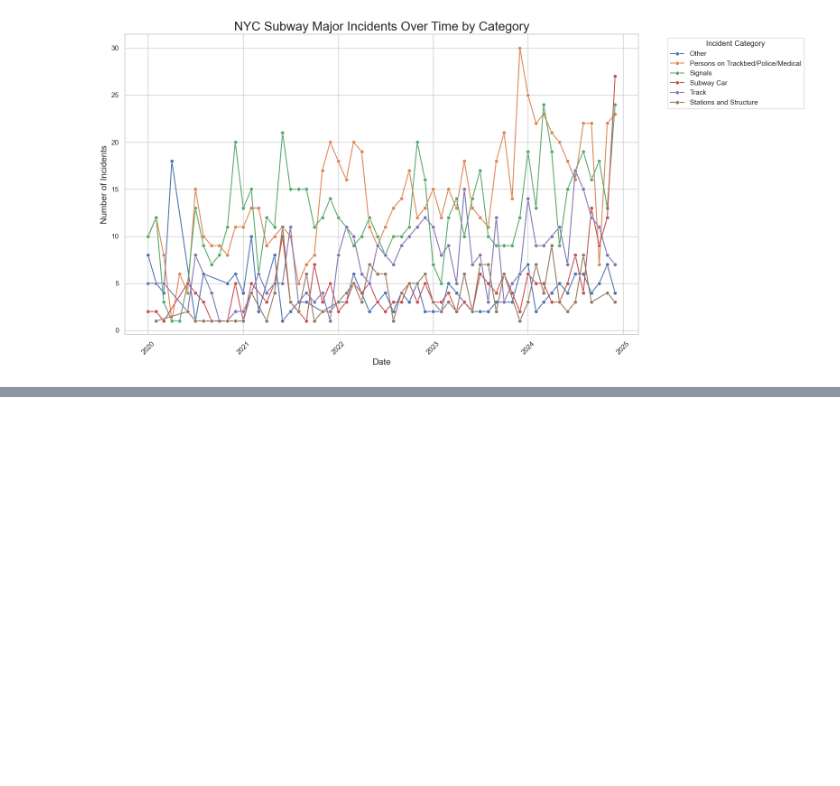
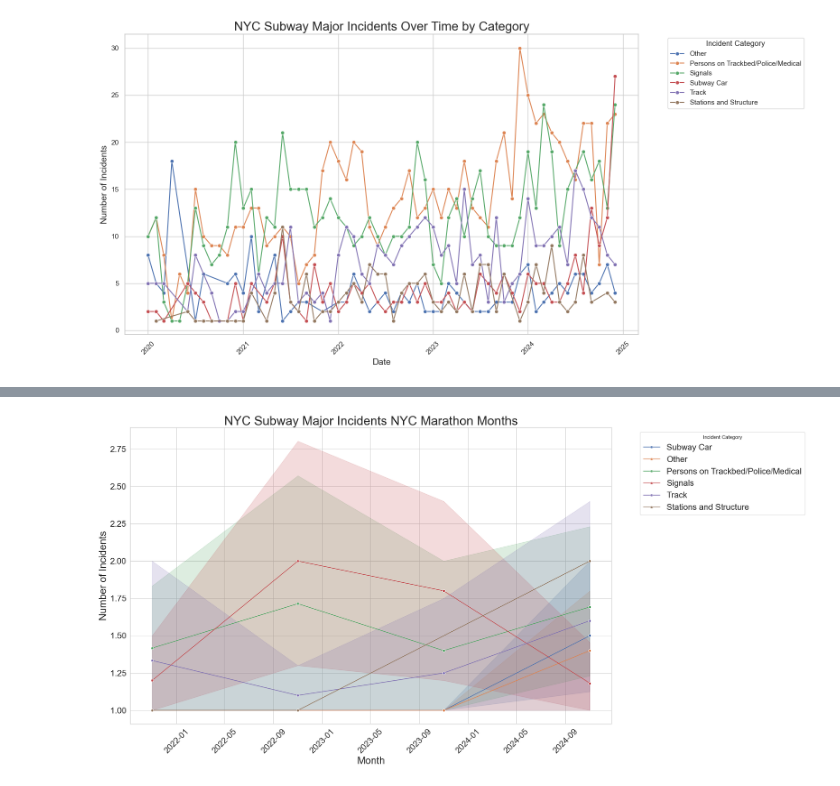
Before and after one commit to ClaraML96/ClaraML96.github.io, a Jupyter notebook: _scripts/Incidents.ipynb, the cells around one changed output, grey strips where cells are left out. Saved outputs shown, nothing was run; the diff lists cells and outputs as text; code cells hidden in the pictures; blank space fills up the shorter version.

```diff
--- a/_scripts/Incidents.ipynb
+++ b/_scripts/Incidents.ipynb
@@ -70,0 +94,27 @@ plt.show()
+# %%
+# --- Marathon Incident Timeline ---
+
+# Ensure 'month' is datetime and rounded to start of month
+df['month'] = pd.to_datetime(df['month'])
+df['month'] = df['month'].dt.to_period('M').dt.to_timestamp()
+
+# Filter for Marathon months
+marathon_months = pd.to_datetime(['2021-11', '2022-11', '2023-11', '2024-11'])
+marathon_df = df[df['month'].isin(marathon_months)].copy()
+
+# Plot
+plt.figure(figsize=(24, 12))
+sns.lineplot(data=marathon_df, x='month', y='count', hue='category', marker='o')
+plt.title('NYC Subway Major Incidents NYC Marathon Months', fontsize=30)
+plt.xlabel('Month', fontsize=24)
+plt.ylabel('Number of Incidents', fontsize=24)
+plt.ylabel('Number of Incidents', fontsize=24)
+plt.legend(title='Incident Category', bbox_to_anchor=(1.05, 1), loc='upper left', fontsize=20)
+plt.xticks(rotation=45, fontsize=20)
+plt.yticks(fontsize=20)
+plt.grid(True)
+plt.xticks(rotation=45)
+plt.tight_layout()
+plt.show()
+# %% [output]
+[figure, added]
```
Also changed, not shown: parts of 4 cells of this notebook, 4 other files.
